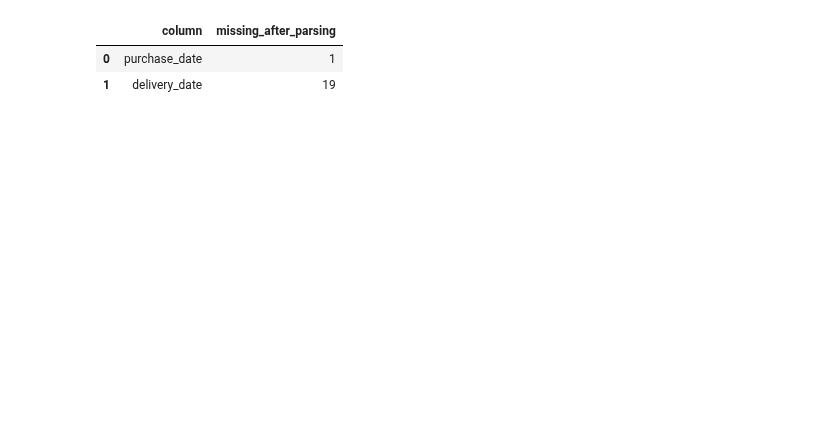
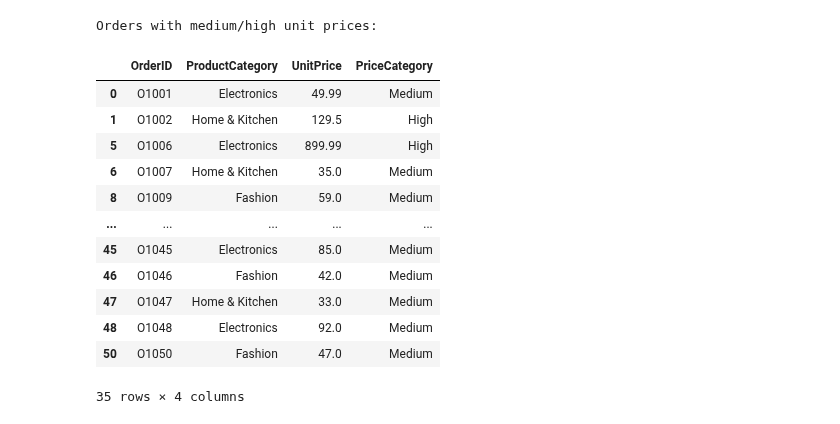
Before and after one commit to jackOfnoTraits/infra-training-updates, a Jupyter notebook: Day-11/DC-22-Day 11 - Task 2 - Data Cleaning, Preprocessing & Validation Using Pandas/attachments/Day-11-Task-2.ipynb, the cells around one changed output. Drawn from its saved outputs; the diff is of its cells as text; code cells hidden in the pictures; blank space fills up the shorter version.

```diff
--- a/Day-11/DC-22-Day 11 - Task 2 - Data Cleaning, Preprocessing & Validation Using Pandas/attachments/Day-11-Task-2.ipynb
+++ b/Day-11/DC-22-Day 11 - Task 2 - Data Cleaning, Preprocessing & Validation Using Pandas/attachments/Day-11-Task-2.ipynb
@@ -74,2 +124,6 @@ raw_overview
 # %%
-orders_raw.head(10), customers_raw.head(10)
+duplicates_before = df_clean.duplicated().sum()
+df_nodup = df_clean.drop_duplicates()
+
+print("Duplicate rows removed:", duplicates_before)
+print("Shape after duplicate removal:", df_nodup.shape)
@@ -311,51 +337,22 @@ category_counts, payment_counts, city_counts
 # %%
-# Parse mixed date formats explicitly where possible.
-# Slash dates are treated as MM/DD/YYYY to match examples such as 01/25/2024.
-def parse_mixed_date(value):
-    if pd.isna(value):
-        return pd.NaT
-    value = str(value).strip()
-    if value.casefold() in {"", "?", "--", "unknown", "nan", "nat"}:
-        return pd.NaT
-    if re.fullmatch(r"\d{4}-\d{1,2}-\d{1,2}", value):
-        return pd.to_datetime(
-            value, format="%Y-%m-%d", errors="coerce"
-        ).normalize().strftime("%Y-%m-%d")
-    if re.fullmatch(r"\d{1,2}/\d{1,2}/\d{4}", value):
-        return pd.to_datetime(
-            value, format="%m/%d/%Y",
-            errors="coerce"
-        ).normalize().strftime("%Y-%m-%d")
-    if re.fullmatch(r"\d{1,2}-\d{1,2}-\d{4}", value):
-        return pd.to_datetime(
-            value, format="%d-%m-%Y",
-            errors="coerce"
-        ).normalize().strftime("%Y-%m-%d")
-    return pd.to_datetime(
-        value, errors="coerce"
-    ).normalize().strftime("%Y-%m-%d")
-
-orders_dated = orders_standardized.copy()
-for date_col in ["purchase_date", "delivery_date"]:
-    if date_col in orders_dated.columns:
-        orders_dated[date_col] = orders_dated[date_col].map(parse_mixed_date)
-
-customers_dated = customers_preprocessed.copy()
-if "signup_date" in customers_dated.columns:
-    customers_dated["signup_date"] = customers_dated["signup_date"].map(parse_mixed_date)
-
-date_quality = pd.DataFrame(
-    {
-        "column": ["purchase_date", "delivery_date"],
-        "missing_after_parsing": [
-            orders_dated["purchase_date"].isna().sum(),
-            orders_dated["delivery_date"].isna().sum(),
-        ],
-    }
-)
-date_quality
+print("Orders with medium/high unit prices:")
+df_nodup.loc[
+    df_nodup["PriceCategory"].isin(["Medium", "High"]),
+    ["OrderID", "ProductCategory", "UnitPrice", "PriceCategory"],
+]
 # %% [output]
+Orders with medium/high unit prices:
-|  | column | missing_after_parsing |
-| 0 | purchase_date | 1 |
-| 1 | delivery_date | 19 |
+|  | OrderID | ProductCategory | UnitPrice | PriceCategory |
+| 0 | O1001 | Electronics | 49.99 | Medium |
+| 1 | O1002 | Home & Kitchen | 129.5 | High |
+| 5 | O1006 | Electronics | 899.99 | High |
+| 6 | O1007 | Home & Kitchen | 35.0 | Medium |
+| 8 | O1009 | Fashion | 59.0 | Medium |
+| ... | ... | ... | ... | ... |
+| 45 | O1045 | Electronics | 85.0 | Medium |
+| 46 | O1046 | Fashion | 42.0 | Medium |
+| 47 | O1047 | Home & Kitchen | 33.0 | Medium |
+| 48 | O1048 | Electronics | 92.0 | Medium |
+| 50 | O1050 | Fashion | 47.0 | Medium |
+35 rows × 4 columns
 # %%
```
Also changed, not shown: parts of 23 cells of this notebook.
